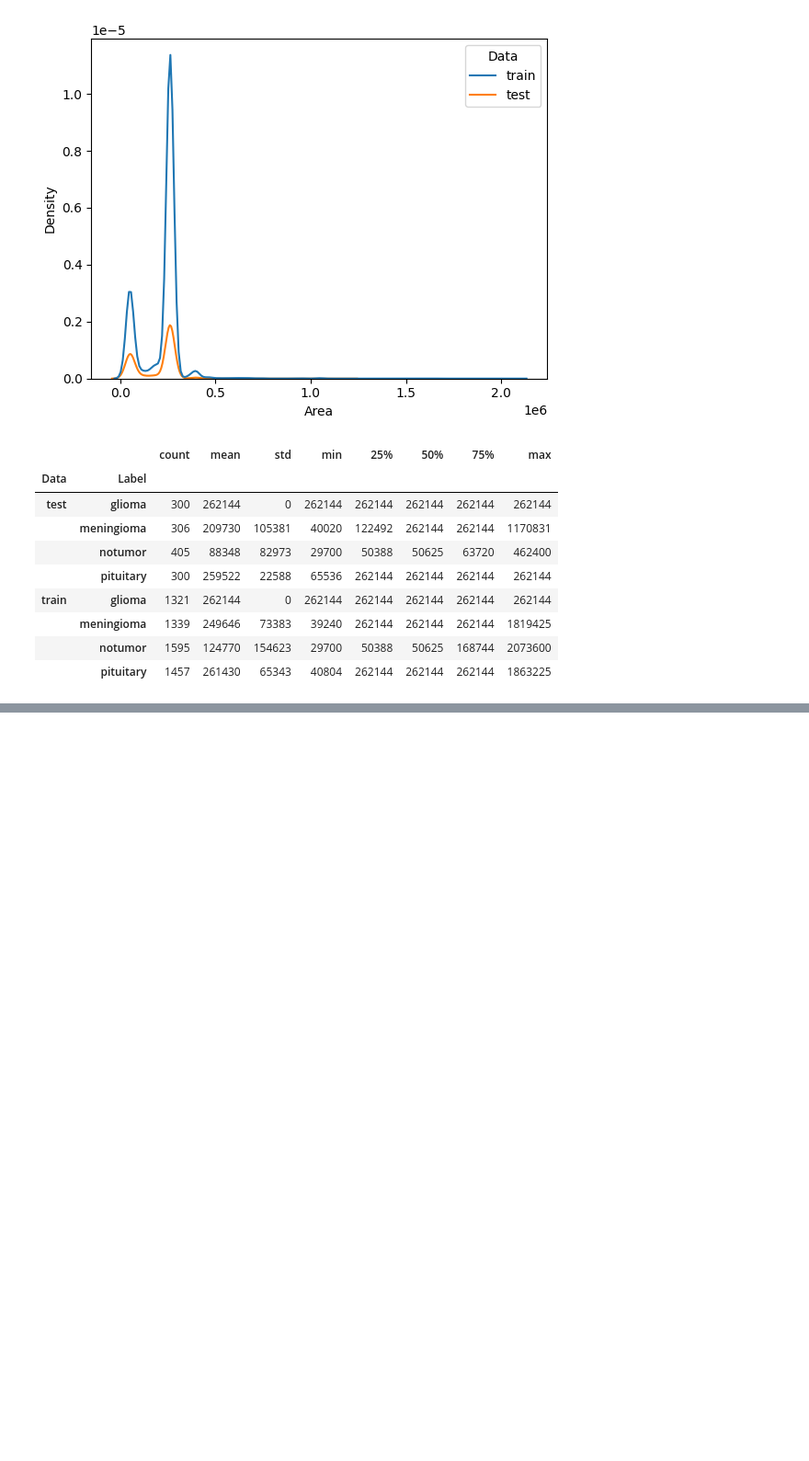
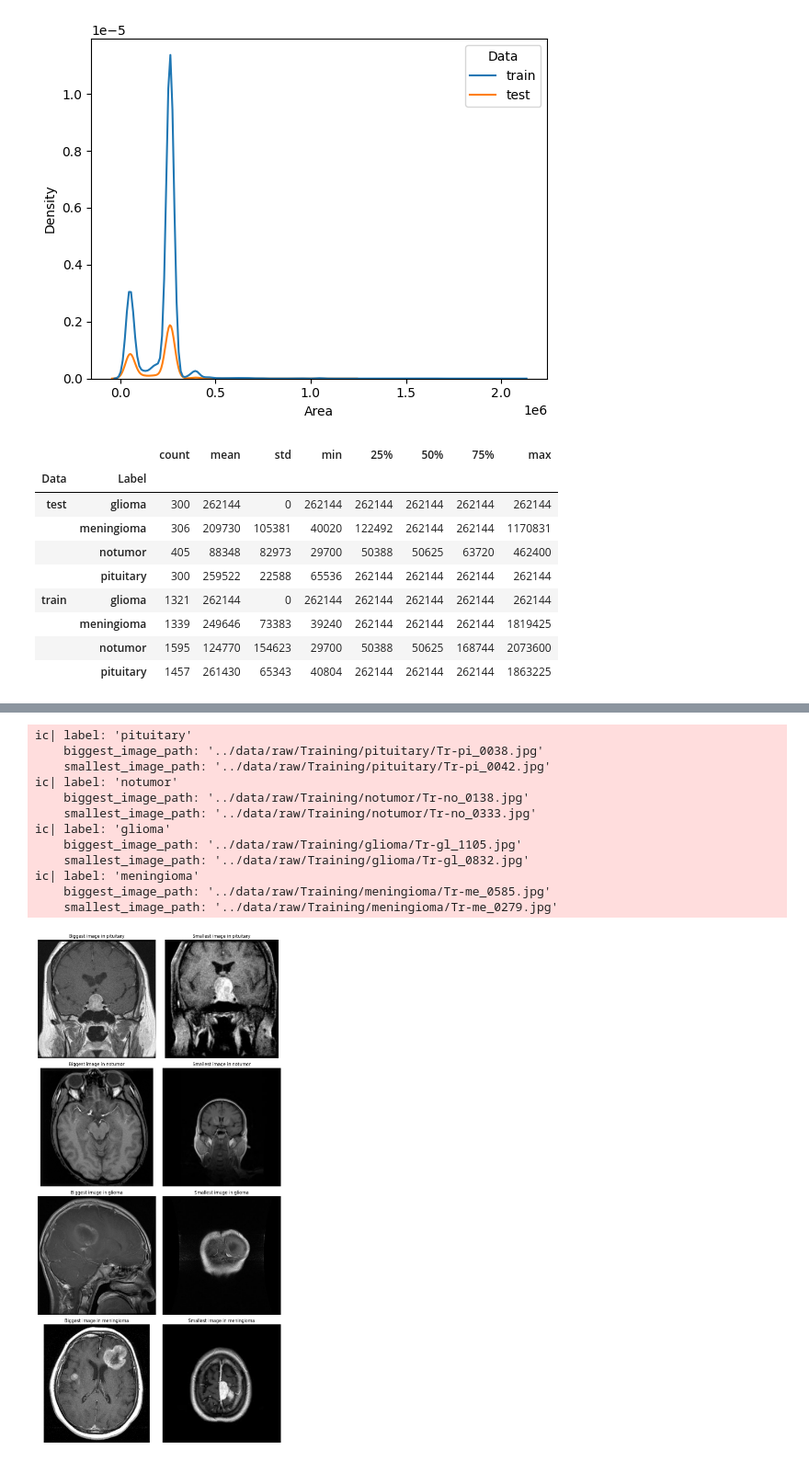
Before and after one commit to gokbuyuk/BrainTumorDetection, a Jupyter notebook: notebooks/eda.ipynb, the cells around one changed output, grey strips where cells are left out. Shown at 92% size. Cells and saved outputs as stored; diff of their text form; code cells hidden in the pictures; blank space fills up the shorter version.

```diff
--- a/notebooks/eda.ipynb
+++ b/notebooks/eda.ipynb
@@ -248,0 +192,11 @@ plt.show()
+# %%
+# Process each dataset and create DataFrames
+train_df_cropped = get_metadata(TRAIN_PATH.replace('raw', 'interim'), 'train')
+test_df_cropped = get_metadata(TEST_PATH.replace('raw', 'interim'), 'test')
+
+# Combine the DataFrames
+df_cropped = pd.concat([train_df_cropped, test_df_cropped], ignore_index=True)
+# Optionally, save the DataFrame to a CSV file
+df_cropped.to_csv('../reports/image_sizes_labels_and_data_black_frame_cropped.csv', index=False)
+
+df_cropped.head()
@@ -248,0 +210,39 @@ plt.show()
+# %%
+
+# Group the DataFrame by 'Label' and find the indices of max and min areas
+max_area_indices = df_cropped.groupby('Label')['Area'].idxmax()
+min_area_indices = df_cropped.groupby('Label')['Area'].idxmin()
+
+# Number of unique labels
+num_labels = df_cropped['Label'].nunique()
+
+# Create subplots - two columns for each label (biggest and smallest)
+fig, axes = plt.subplots(num_labels, 2, figsize=(10, 5 * num_labels))
+for i, label in enumerate(df['Label'].unique()):
+    # Get the path of the image with the biggest area for this label
+    biggest_image_path = df.loc[max_area_indices[label], 'Path']
+    # Get the path of the image with the smallest area for this label
+    smallest_image_path = df.loc[min_area_indices[label], 'Path']
+    ic(label, biggest_image_path, smallest_image_path, )
+    # Display the biggest image
+    display_image(biggest_image_path, f"Biggest image in {label}", axes[i, 0])
+    # Display the smallest image
+    display_image(smallest_image_path, f"Smallest image in {label}", axes[i, 1])
+
+plt.tight_layout()
+plt.savefig('../reports/visualizations/biggest_and_smallest_images_by_label_cropped.jpg')
+plt.show()
+# %% [output]
+ic| label: 'pituitary'
+    biggest_image_path: '../data/raw/Training/pituitary/Tr-pi_0038.jpg'
+    smallest_image_path: '../data/raw/Training/pituitary/Tr-pi_0042.jpg'
+ic| label: 'notumor'
+    biggest_image_path: '../data/raw/Training/notumor/Tr-no_0138.jpg'
+    smallest_image_path: '../data/raw/Training/notumor/Tr-no_0333.jpg'
+ic| label: 'glioma'
+    biggest_image_path: '../data/raw/Training/glioma/Tr-gl_1105.jpg'
+    smallest_image_path: '../data/raw/Training/glioma/Tr-gl_0832.jpg'
+ic| label: 'meningioma'
+    biggest_image_path: '../data/raw/Training/meningioma/Tr-me_0585.jpg'
+    smallest_image_path: '../data/raw/Training/meningioma/Tr-me_0279.jpg'
+[figure, added]
```
Also changed, not shown: parts of 12 cells of this notebook, 3 other files.
